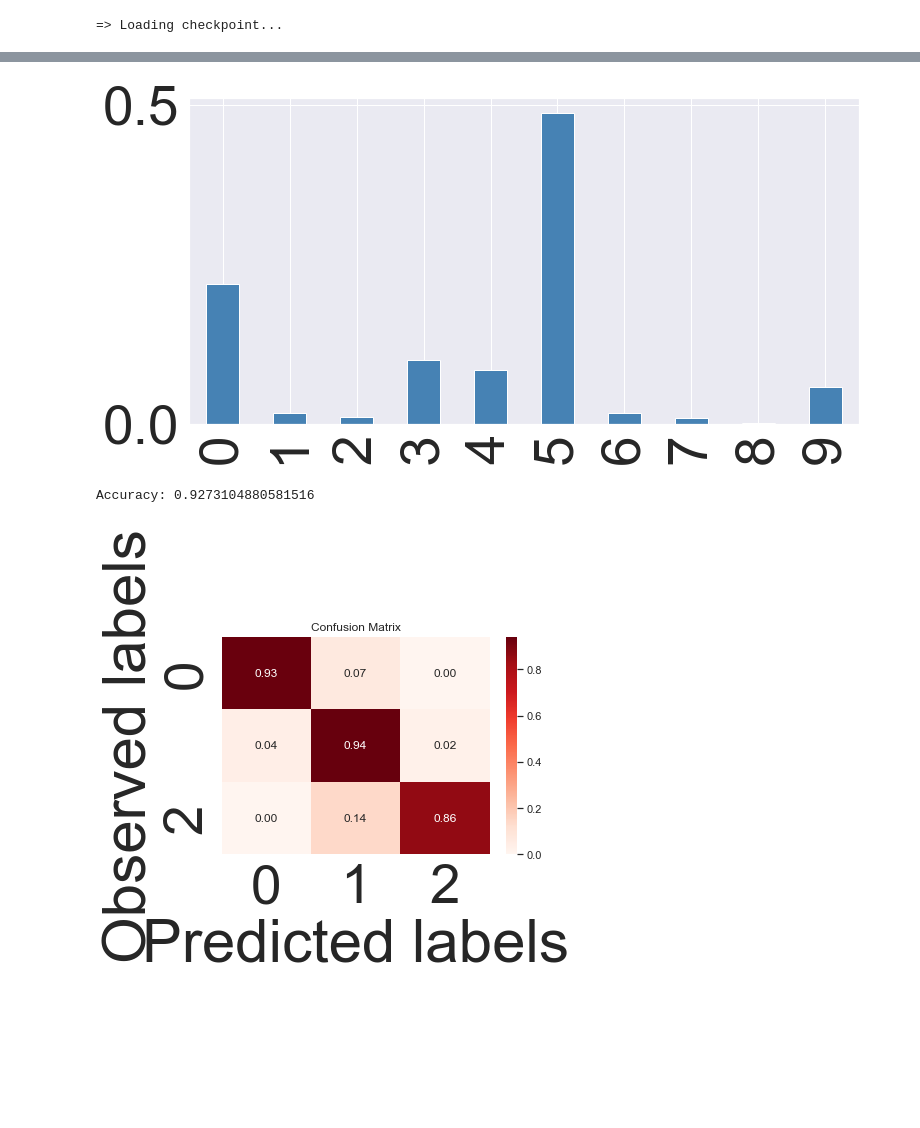
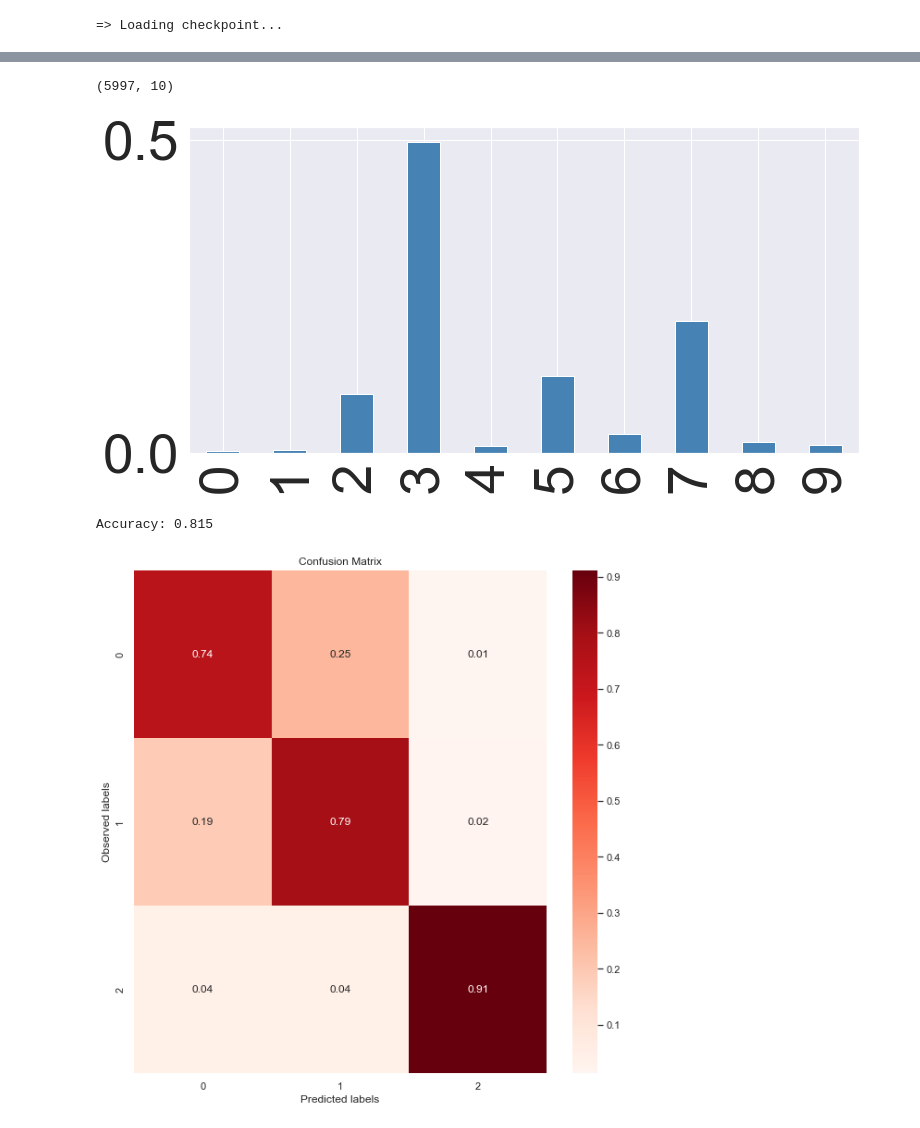
Before and after one commit to rashmisrm/MorphoGenie, a Jupyter notebook: MorphoGenie-Test.ipynb, the cells around one changed output, grey strips where cells are left out. Drawn from its saved outputs; the diff is of its cells as text; code cells hidden in the pictures; blank space fills up the shorter version.

```diff
--- a/MorphoGenie-Test.ipynb
+++ b/MorphoGenie-Test.ipynb
@@ -55,7 +55,7 @@ num_workers=0 #'dataloader num_workers'
 #batch_size=32 # help='batch size'
 
 image_size= 256         #  Image size
-dset_dir='C:/Users/Rashmi/WorkingLibs/MorphoGenie-Temp2/MorphoGenie/ProcessedData/'
+dset_dir='./ProcessedData/'
 datatype='rgb'
 nc= 3
 
@@ -72,8 +72,8 @@ infodistil_mode=True #'Infodistill')
 
 #dvae_name='cells_trial_factor176'
 #name='GAN_Trial176_1'
-TrainDataset='EMT'
-TestDataset='EMT/Orig/Vimentin/'
+TrainDataset='LC' # Example LC, EMT, CPA
+TestDataset='LC/Selected/'
 Model_dir='./Models'
 dset_dir='./ProcessedData/'
 #config_path = os.path.join(config_dir, config)
@@ -347,7 +263,7 @@ for x_true, path, label in data_loader:
             #c_lat_sample=c_lat_sample.unsqueeze(0)
             z_sample=z_sample.unsqueeze(0)
             travN
-            ncol=dis_evaluator.traverse_c1z1(travN, z_sample, c_lat_sample, save='False', save_type='dvae', TravImRet=Traverse, cmap='viridis')
+            ncol=dis_evaluator.traverse_c1z1(travN, z_sample, c_lat_sample, save=Traverse, save_type='dvae', TravImRet=Traverse, cmap='viridis')
             print('Saving Traversal Images')
     print(epoch_idx)
 ## Sorting the feature tables according to order generated in the ImageGenerator
@@ -424,9 +325,3 @@ df1 = pd.DataFrame(embedding, columns=['X','Y'])
 df2 = pd.DataFrame(label1, columns=['ClassLabels1'])
 df3 = pd.DataFrame(label2, columns=['ClassLabels2'])
 df_F=pd.concat([df1, df2, df3],axis=1)
-# %%
-mu_real_All=np.vstack(mu_real_All)
-#LatentZ=pd.DataFrame(mu_real_All)
-#LatentZ.to_csv('C:/Users/Kevin Tsia/VIA/Mix_Latent_EMT_path.csv')
-
-#df_F.to_csv('C:/Users/Kevin Tsia/VIA/Mix_Label_EMT_path.csv')
@@ -447,30 +338,37 @@ mu_real_All.shape
+# %%
+mu_real_All.shape
+# %% [output]
+(5997, 10)
 # %%
+
 sns.set(font_scale=5)
 
 from sklearn.tree import DecisionTreeClassifier
 from sklearn.model_selection import train_test_split
 from sklearn import metrics
 import pandas as pd
 plt.grid(None)
-df_mu_real_All=pd.DataFrame(mu_real_All)
 #plt.axis('off')
+
+
 # Split dataset into training set and test set
 X_train, X_test, y_train, y_test = train_test_split(mu_real_All, label1, test_size=0.2, random_state=1)
 clf = DecisionTreeClassifier(criterion='gini', max_depth=7)
 clf.fit(X_train, y_train)  # celltype
-pd.Series(clf.feature_importances_, index=df_mu_real_All.columns).plot.bar(color='steelblue', figsize=(12, 6))
+pd.Series(clf.feature_importances_, index=LatentZ.columns).plot.bar(color='steelblue', figsize=(12, 6))
 plt.show()
 y_pred = clf.predict(X_test)
 
 
 print("Accuracy:", metrics.accuracy_score(y_test, y_pred))
 # %% [output]
-[figure, old version]
+[figure, new version]
-Accuracy: 0.9273104880581516
+Accuracy: 0.815
 # %%
 from sklearn.metrics import ConfusionMatrixDisplay, confusion_matrix,plot_confusion_matrix
+plt.figure(figsize=(10,10))
+ax = plt.subplot()
 
-ax = plt.subplot()
 sns.set(font_scale=1.0) # Adjust to fit
 y_pred= clf.predict(X_test)
 
@@ -493,4 +391,4 @@ ax.set_title('Confusion Matrix');
 
 plt.show()
 # %% [output]
-[figure, old version]
+[figure, new version]
```
Also changed, not shown: parts of 14 cells of this notebook.
